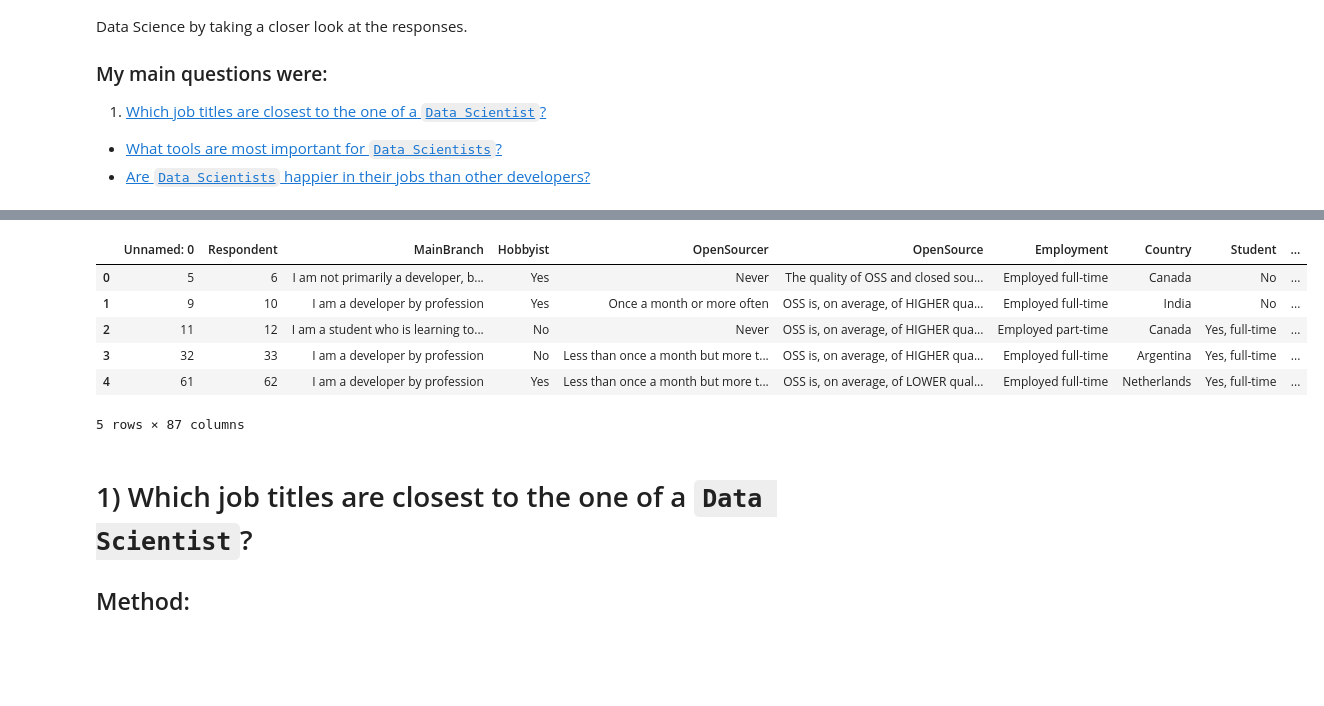
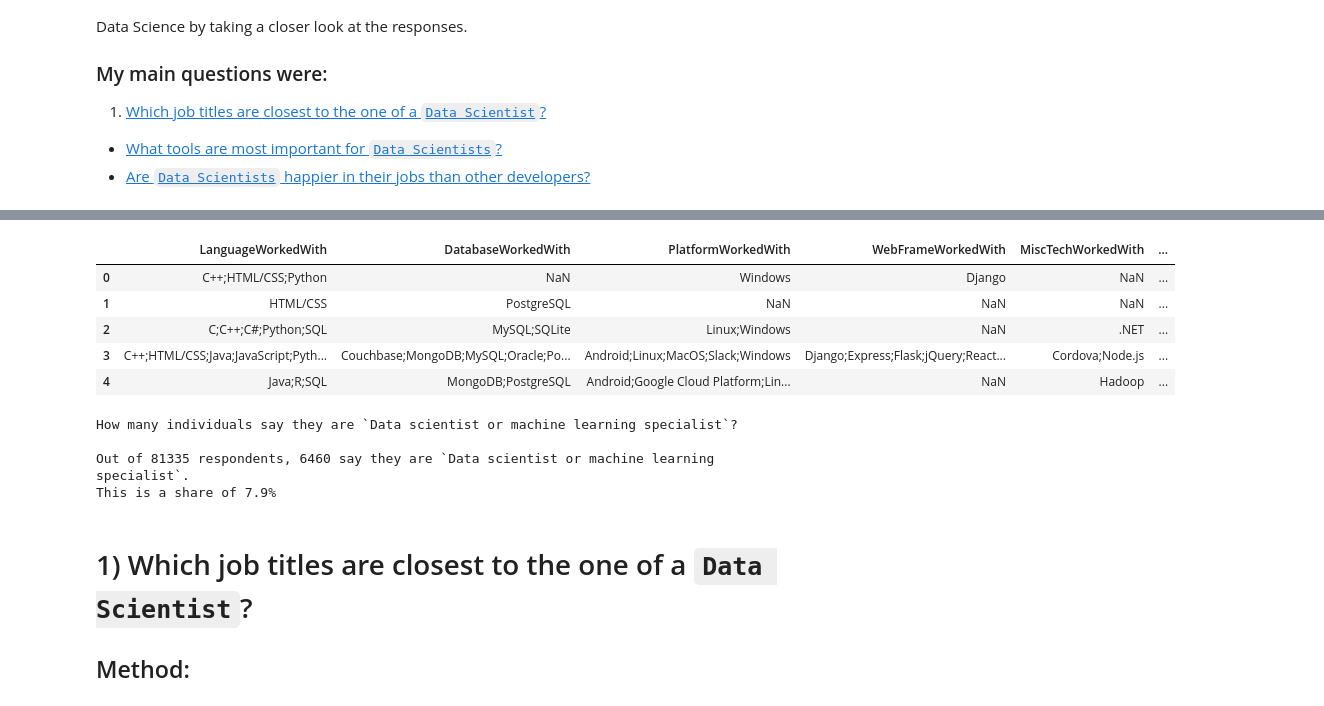
Before and after one commit to StefanTippelt/stack_overflow_developer_survey, a Jupyter notebook: stackoverflow_exploration.ipynb, the cells around one changed output, grey strips where cells are left out. Drawn from its saved outputs; the diff is of its cells as text; code cells hidden in the pictures; blank space fills up the shorter version.

Commit message:
feat: Remove unused columns from raw files and cleanup notebook

```diff
--- a/stackoverflow_exploration.ipynb
+++ b/stackoverflow_exploration.ipynb
@@ -34,13 +62,12 @@ import matplotlib.pyplot as plt
 # %%
 file_path = 'raw_data/survey_results_public_data_scientists.csv'
 
-ds_df = pd.read_csv(file_path)
-ds_df.head()
+df = pd.read_csv(file_path)
+df.head()
 # %% [output]
-|  | Unnamed: 0 | Respondent | MainBranch | Hobbyist | OpenSourcer | OpenSource | Employment | Country | Student | ... |
-| 0 | 5 | 6 | I am not primarily a developer, b... | Yes | Never | The quality of OSS and closed sou... | Employed full-time | Canada | No | ... |
-| 1 | 9 | 10 | I am a developer by profession | Yes | Once a month or more often | OSS is, on average, of HIGHER qua... | Employed full-time | India | No | ... |
-| 2 | 11 | 12 | I am a student who is learning to... | No | Never | OSS is, on average, of HIGHER qua... | Employed part-time | Canada | Yes, full-time | ... |
-| 3 | 32 | 33 | I am a developer by profession | No | Less than once a month but more t... | OSS is, on average, of HIGHER qua... | Employed full-time | Argentina | Yes, full-time | ... |
-| 4 | 61 | 62 | I am a developer by profession | Yes | Less than once a month but more t... | OSS is, on average, of LOWER qual... | Employed full-time | Netherlands | Yes, full-time | ... |
+|  | LanguageWorkedWith | DatabaseWorkedWith | PlatformWorkedWith | WebFrameWorkedWith | MiscTechWorkedWith | ... |
+| 0 | C++;HTML/CSS;Python | NaN | Windows | Django | NaN | ... |
+| 1 | HTML/CSS | PostgreSQL | NaN | NaN | NaN | ... |
+| 2 | C;C++;C#;Python;SQL | MySQL;SQLite | Linux;Windows | NaN | .NET | ... |
+| 3 | C++;HTML/CSS;Java;JavaScript;Pyth... | Couchbase;MongoDB;MySQL;Oracle;Po... | Android;Linux;MacOS;Slack;Windows | Django;Express;Flask;jQuery;React... | Cordova;Node.js | ... |
+| 4 | Java;R;SQL | MongoDB;PostgreSQL | Android;Google Cloud Platform;Lin... | NaN | Hadoop | ... |
-5 rows × 87 columns
@@ -47,3 +76,20 @@ ds_df.head()
+# %%
+# all respondents of survey
+n = len(df) #88883
+n_ds = len(ds_df)
+
+print("How many individuals say they are `Data scientist or machine learning specialist`?\n")
+
+print(
+    f"Out of {n} respondents, {n_ds} say they are `Data scientist "
+    f"or machine learning specialist`.\n"
+    f"This is a share of {n_ds/n:.1%}"
+    )
+# %% [output]
+How many individuals say they are `Data scientist or machine learning specialist`?
+
+Out of 81335 respondents, 6460 say they are `Data scientist or machine learning specialist`.
+This is a share of 7.9%
 # %% [markdown]
 <a id='closest_job_titles'></a>
 
```
Also changed, not shown: parts of 32 cells of this notebook, 1 other file.
